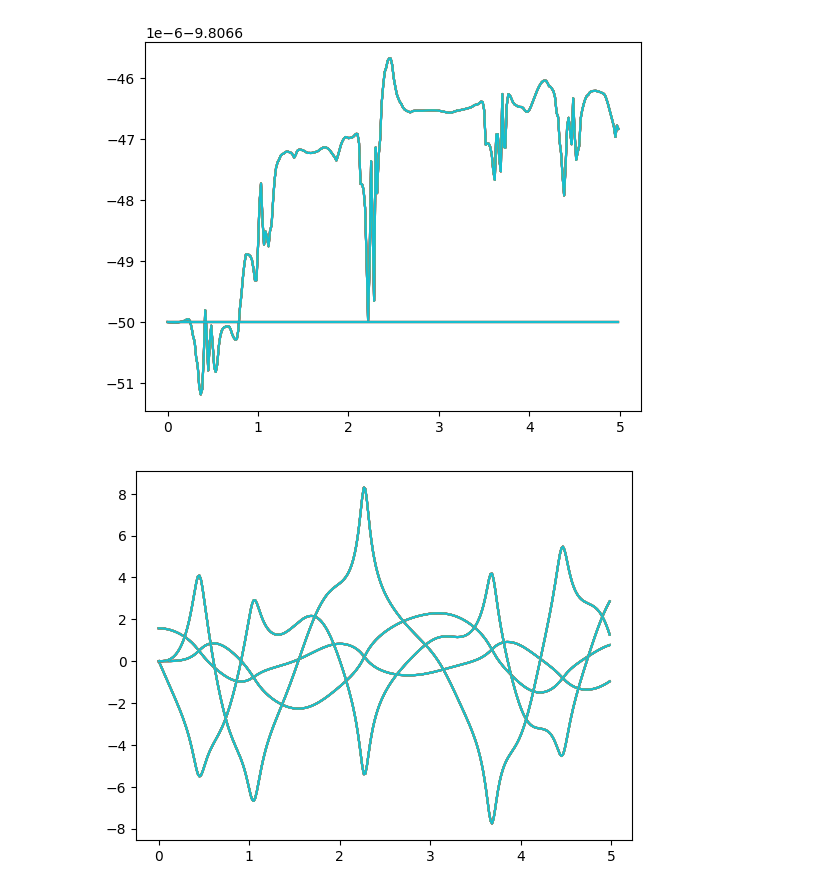
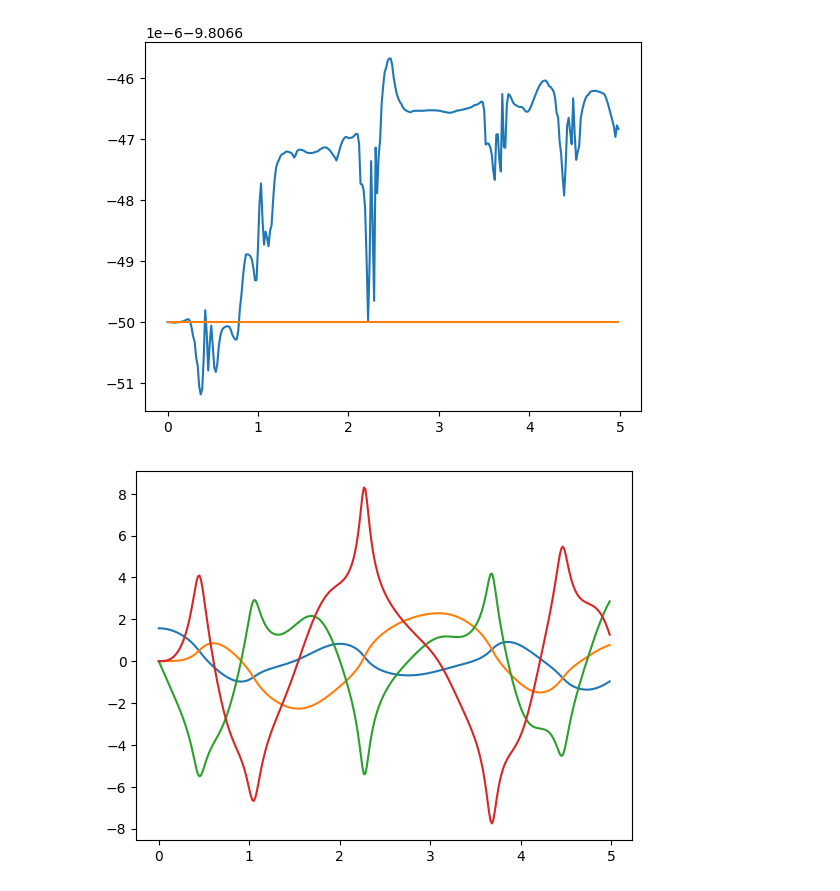
Before and after one commit to jaredbmit/nonlinear-batch-estimation, a Jupyter notebook: doublependulum.ipynb, the cells around one changed output. Saved outputs shown, nothing was run; the diff lists cells and outputs as text; code cells hidden in the pictures.

```diff
--- a/doublependulum.ipynb
+++ b/doublependulum.ipynb
@@ -229,25 +242,25 @@ HTML(ani.to_html5_video())
 # %%
-batch_size = 10
-th1_0 = np.pi/2 * np.ones((1,batch_size))
-th2_0 = 0 * np.ones((1,batch_size))
-om1_0 = 0 * np.ones((1,batch_size))
-om2_0 = 0 * np.ones((1,batch_size))
-t0 = 0
-tf = 5
-dt = 1/60
+batch_size = 1
+th1_0 = np.pi/2 * np.ones((batch_size))
+th2_0 = 0 * np.ones((batch_size))
+om1_0 = 0 * np.ones((batch_size))
+om2_0 = 0 * np.ones((batch_size))
+t0 = 0 * np.ones((batch_size))
+tf = 5 * np.ones((batch_size))
+dt = 1/60 * np.ones((batch_size))
 t, th1, th2, om1, om2 = get_data_batch(th1_0, th2_0, om1_0, om2_0, t0, tf, dt)
 E = energy(th1, th2, om1, om2)
 E_init = E[0]
 plt.plot(t, E, label='E')
 plt.plot(t, np.ones((t.size,1))*np.reshape(E_init, (1,-1)), label='E_init')
 plt.show()
 plt.plot(t, th1, label='th1')
 plt.plot(t, th2, label='th2')
 plt.plot(t, om1, label='om1')
 plt.plot(t, om2, label='om2')
 plt.show()
 # %% [output]
-[figure, old version]
+[figure, new version]
-[figure, old version]
+[figure, new version]
 # %%
 batch_size = 10
```
Also changed, not shown: parts of 20 cells of this notebook.
